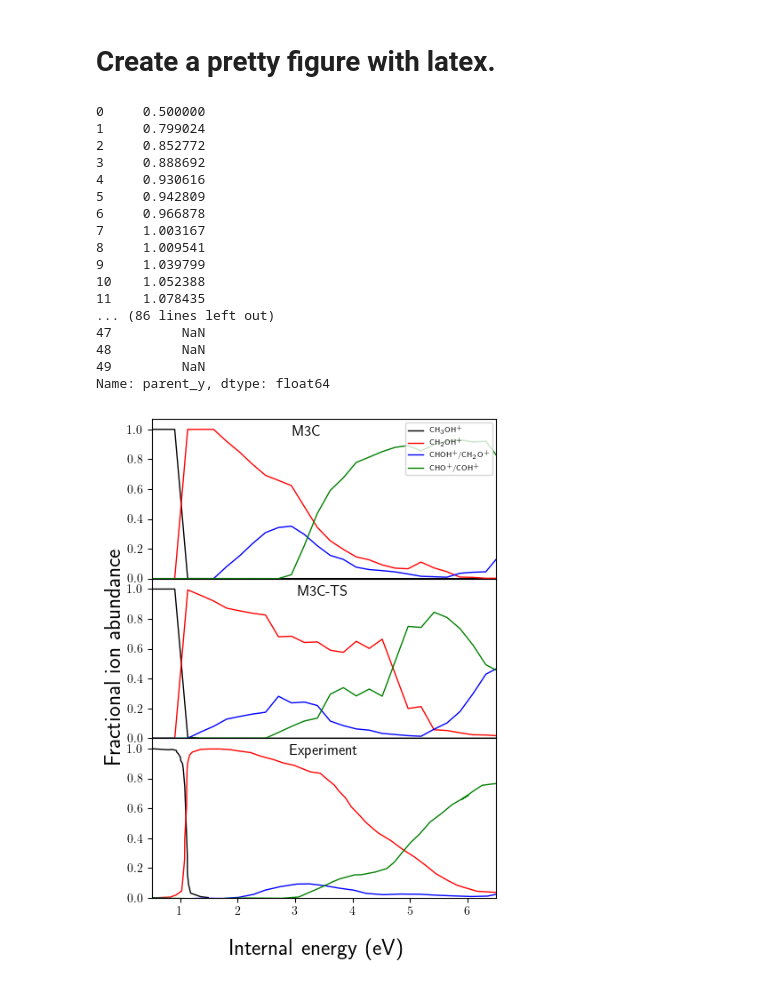
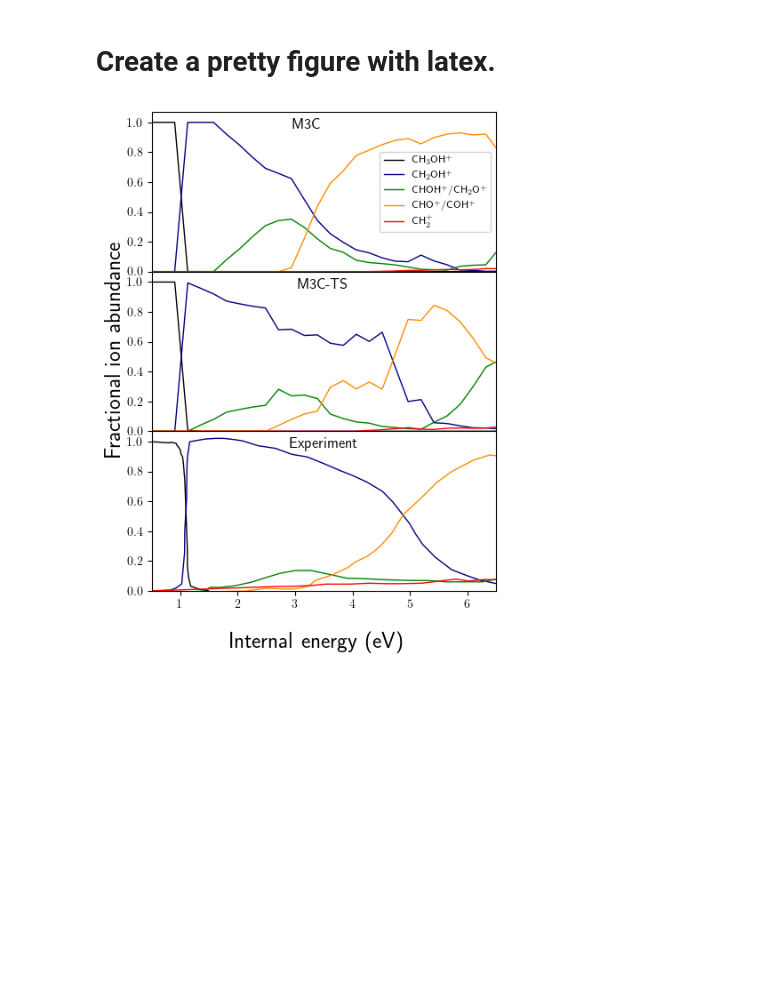
Before and after one commit to emartineznunez/latex, a Jupyter notebook: colab.ipynb, the cells around one changed output. Drawn from its saved outputs; the diff is of its cells as text; code cells hidden in the pictures; blank space fills up the shorter version.

```diff
--- a/colab.ipynb
+++ b/colab.ipynb
@@ -18,12 +18,7 @@ m3c = pd.read_csv("https://raw.githubusercontent.com/emartineznunez/latex/master
 from scipy.interpolate import make_interp_spline, BSpline
 
 px = exper['parent_x'] -10.5
-pxi = np.linspace(px.min(),px.max(), 100)
 py = exper['parent_y']
-print(px)
-print(py)
-#spl = make_interp_spline(px, py,k=7)
-#pyi = spl(pxi)
 
 ch2ohx = exper['ch2oh_x'] - 10.5
 ch2ohy = exper['ch2oh_y']
@@ -34,87 +29,68 @@ chohy = exper['choh_y']
 chox = exper['cho_x'] -10.5
 choy = exper['cho_y']
 
+ch2x = exper['ch2_x'] - 10.5
+ch2y = exper['ch2_y']
+
 x_m3cts = m3c_ts['X']
-
-xi_m3cts = np.linspace(x_m3cts.min(),x_m3cts.max(), 100)
-
 x_m3c = m3c['X']
 
 parent_m3cts = m3c_ts['parent']
 ch2oh_m3cts = m3c_ts['ch2oh']
-spl = make_interp_spline(x_m3cts, ch2oh_m3cts,k=7)
-ch2ohi_m3cts = spl(xi_m3cts)
-
 ch2o_m3cts = m3c_ts['ch2o']
 hco_m3cts = m3c_ts['hco']
+ch2_m3cts = m3c_ts['ch2']
 
 parent_m3c = m3c['parent']
 ch2oh_m3c = m3c['ch2oh']
 ch2o_m3c = m3c['ch2o']
 hco_m3c = m3c['hco']
+ch2_m3c = m3c['ch2']
 
 pyplot.rcParams['text.usetex'] = True
 pyplot.rcParams['figure.figsize'] = (5,7)
 
 fig = pyplot.figure()
-#gs = fig.add_gridspec(2, 2, hspace=0, wspace=0)
-#(ax1, ax2), (ax3, ax4) = gs.subplots(sharex='col', sharey='row')
 gs = fig.add_gridspec(3, 1, hspace=0, wspace=0)
-(ax1), (ax2) ,(ax4) = gs.subplots(sharex='col', sharey='row')
+(ax1), (ax2) ,(ax3) = gs.subplots(sharex='col', sharey='row')
 
+ax1.plot(x_m3c,parent_m3c,'-',color='black',label='CH$_3$OH$^+$',mfc='none',linewidth=1.0)
+ax1.plot(x_m3c,ch2oh_m3c,'-',color='navy',label='CH$_2$OH$^+$',mfc='none',linewidth=1.0)
+ax1.plot(x_m3c,ch2o_m3c,'-',color='green',label='CHOH$^+$/CH$_2$O$^+$',mfc='none',linewidth=1.0)
+ax1.plot(x_m3c,hco_m3c,'-',color='darkorange',label='CHO$^+$/COH$^+$',mfc='none',linewidth=1.0)
+ax1.plot(x_m3c,ch2_m3c,'-',color='red',label='CH$_2^+$',mfc='none',linewidth=1.0)
 
 ax2.plot(x_m3cts-0.45,parent_m3cts,'-',color='black',label='CH$_3$OH$^+$',mfc='none',linewidth=1.0)
-ax2.plot(x_m3cts-0.45,ch2oh_m3cts,'-',color='red',label='CH$_2$OH$^+$',mfc='none',linewidth=1.0)
-#ax2.plot(xi_m3cts-0.45,ch2ohi_m3cts,'--',color='red',label='CH$_2$OH$^+$',mfc='none',linewidth=1.0)
-ax2.plot(x_m3cts-0.45,ch2o_m3cts,'-',color='blue',label='CHOH$^+$/CH$_2$O$^+$',mfc='none',linewidth=1.0)
-ax2.plot(x_m3cts-0.45,hco_m3cts,'-',color='green',label='CHO$^+$/COH$^+$',mfc='none',linewidth=1.0)
+ax2.plot(x_m3cts-0.45,ch2oh_m3cts,'-',color='navy',label='CH$_2$OH$^+$',mfc='none',linewidth=1.0)
+ax2.plot(x_m3cts-0.45,ch2o_m3cts,'-',color='green',label='CHOH$^+$/CH$_2$O$^+$',mfc='none',linewidth=1.0)
+ax2.plot(x_m3cts-0.45,hco_m3cts,'-',color='darkorange',label='CHO$^+$/COH$^+$',mfc='none',linewidth=1.0)
+ax2.plot(x_m3cts-0.45,ch2_m3cts,'-',color='red',label='CH$_2^+$',mfc='none',linewidth=1.0)
 
-ax1.plot(x_m3c,parent_m3c,'-',color='black',label='CH$_3$OH$^+$',mfc='none',linewidth=1.0)
-ax1.plot(x_m3c,ch2oh_m3c,'-',color='red',label='CH$_2$OH$^+$',mfc='none',linewidth=1.0)
-ax1.plot(x_m3c,ch2o_m3c,'-',color='blue',label='CHOH$^+$/CH$_2$O$^+$',mfc='none',linewidth=1.0)
-ax1.plot(x_m3c,hco_m3c,'-',color='green',label='CHO$^+$/COH$^+$',mfc='none',linewidth=1.0)
+ax3.plot(px,py,'-',color='black',label='CH$_3$OH$^+$',mfc='none',linewidth=1.0)
+ax3.plot(ch2ohx,ch2ohy,'-',color='navy',label='CH$_2$OH$^+$',mfc='none',linewidth=1.0)
+ax3.plot(chohx,chohy,'-',color='green',label='CHOH$^+$/CH$_2$O$^+$',mfc='none',linewidth=1.0)
+ax3.plot(chox,choy,'-',color='darkorange',label='CHO$^+$/COH$^+$',mfc='none',linewidth=1.0)
+ax3.plot(ch2x,ch2y,'-',color='red',label='CH$_2^+$',mfc='none',linewidth=1.0)
 
-ax4.plot(px,py,'-',color='black',label='CH$_3$OH$^+$',mfc='none',linewidth=1.0)
-ax4.plot(ch2ohx,ch2ohy,'-',color='red',label='CH$_2$OH$^+$',mfc='none',linewidth=1.0)
-ax4.plot(chohx,chohy,'-',color='blue',label='CHOH$^+$/CH$_2$O$^+$',mfc='none',linewidth=1.0)
-ax4.plot(chox,choy,'-',color='green',label='CHO$^+$/COH$^+$',mfc='none',linewidth=1.0)
 ax1.set_xlim(0.5,6.5)
+ax1.set_ylim(0,1.07)
 ax2.set_xlim(0.5,6.5)
+ax2.set_ylim(0,1.07)
+ax3.set_xlim(0.5,6.5)
+ax3.set_ylim(0,1.07)
 
-ax4.set_xlim(0.5,6.5)
-ax1.set_ylim(0,1.07)
-ax2.set_ylim(0,1.07)
-
-ax4.set_ylim(0,1.07)
-ax1.legend(fontsize=6,loc="upper right")
+#ax1.legend(fontsize=6,loc="upper right")
+ax1.legend(fontsize=8)
 ax1.set_title('M3C',x=0.45, y=0.9,pad=-1)
 ax2.set_title('M3C-TS',y=0.9,pad=-1)
-
-ax4.set_title('Experiment',y=0.9,pad=-1)
+ax3.set_title('Experiment',y=0.9,pad=-1)
 
 for ax in fig.get_axes():
     ax.label_outer()
 
 fig.supylabel('Fractional ion abundance',fontsize=18)
 fig.supxlabel('Internal energy (eV)',fontsize=18)
 pyplot.savefig('comp2.svg')
 pyplot.show()
 # %% [output]
-0     0.500000
-1     0.799024
-2     0.852772
-3     0.888692
-4     0.930616
-5     0.942809
-6     0.966878
-7     1.003167
-8     1.009541
-9     1.039799
-10    1.052388
-11    1.078435
-... (86 lines left out)
-47         NaN
-48         NaN
-49         NaN
-Name: parent_y, dtype: float64
-[figure, old version]
+[figure, new version]
```
